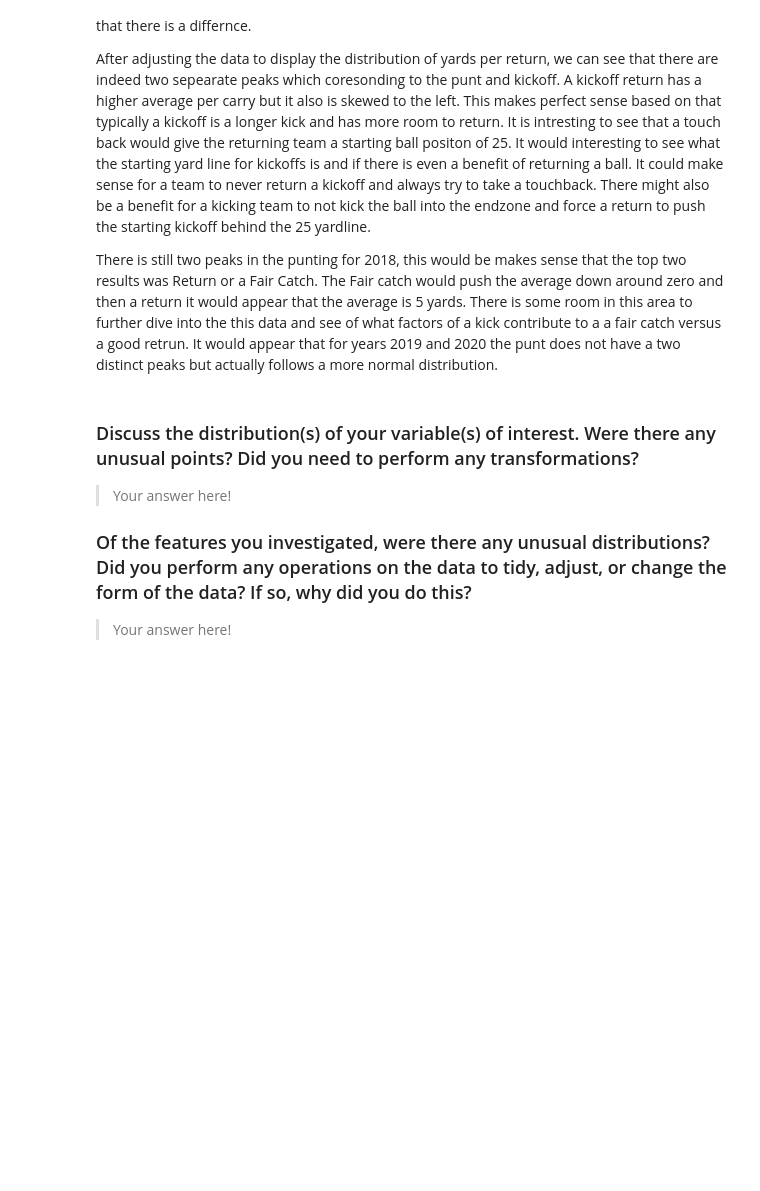
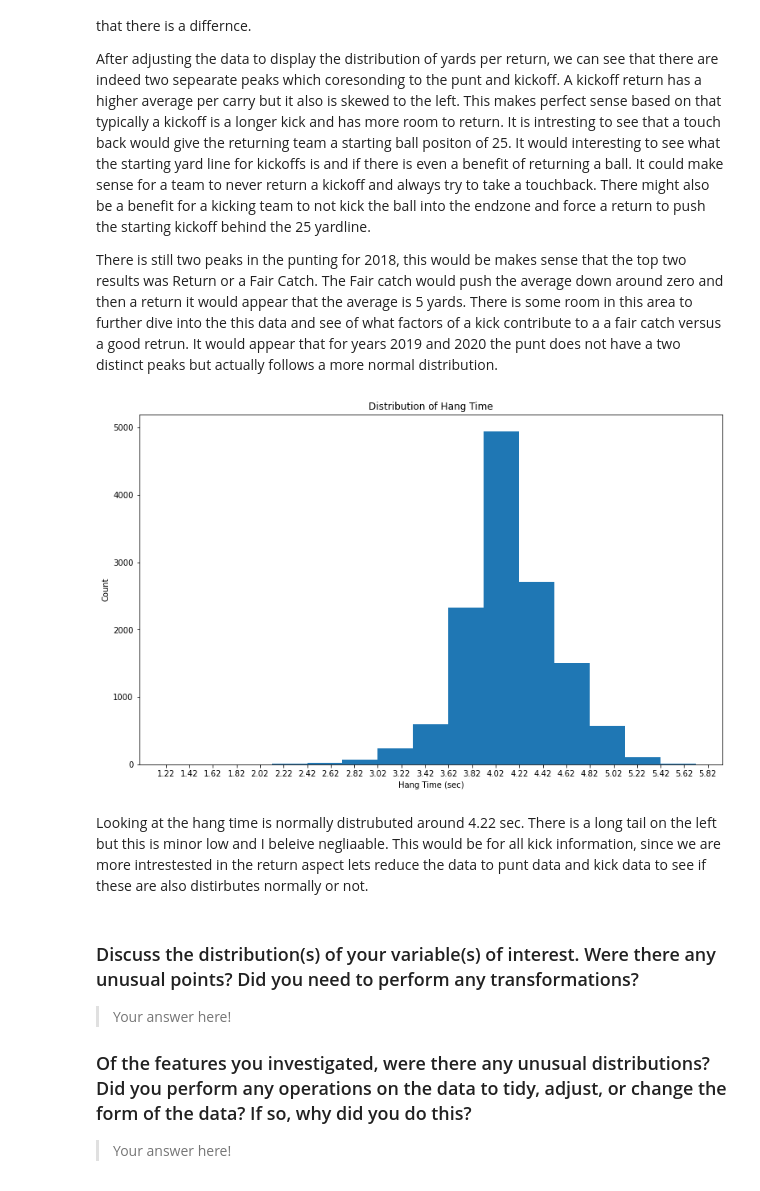
Before and after one commit to dkrejcarek/punt_analysis, a Jupyter notebook: Part_I_exploration_template.ipynb, the cells around one changed output. Cells and saved outputs as stored; diff of their text form; code cells hidden in the pictures; blank space fills up the shorter version.

Commit message:
Add hang time distriuption

```diff
--- a/Part_I_exploration_template.ipynb
+++ b/Part_I_exploration_template.ipynb
@@ -355,3 +360,17 @@ I first looked at the yards per return as a whole and looking at that distributi
 After adjusting the data to display the distribution of yards per return, we can see that there are indeed two sepearate peaks which coresonding to the punt and kickoff.  A kickoff return has a higher average per carry but it also is skewed to the left.  This makes perfect sense based on that typically a kickoff is a longer kick and has more room to return.  It is intresting to see that a touch back would give the returning team a starting ball positon of 25.  It would interesting to see what the starting yard line for kickoffs is and if there is even a benefit of returning a ball.  It could make sense for a team to never return a kickoff and always try to take a touchback.  There might also be a benefit for a kicking team to not kick the ball into the endzone and force a return to push the starting kickoff behind the 25 yardline.
 
 There is still two peaks in the punting for 2018, this would be makes sense that the top two results was Return or a Fair Catch.  The Fair catch would push the average down around zero and then a return it would appear that the average is 5 yards.  There is some room in this area to further dive into the this data and see of what factors of a kick contribute to a a fair catch versus a good retrun. It would appear that for years 2019 and 2020 the punt does not have a two distinct peaks but actually follows a more normal distribution.
+# %%
+# Look at the hang time for kick
+plt.figure(figsize=[13,8])
+bins = np.arange(pff.hangTime.min(), pff.hangTime.max() + .3, .3)
+
+plt.hist(pff.hangTime, bins=bins)
+plt.title('Distribution of Hang Time')
+plt.xticks(x_labels)
+plt.xlabel('Hang Time (sec)')
+plt.ylabel('Count');
+# %% [output]
+[figure, added]
+# %% [markdown]
+Looking at the hang time is normally distrubuted around 4.22 sec.  There is a long tail on the left but this is minor low and I beleive negliaable.  This would be for all kick information, since we are more intrestested in the return aspect lets reduce the data to punt data and kick data to see if these are also distirbutes normally or not.
```
Also changed, not shown: parts of 3 cells of this notebook.
